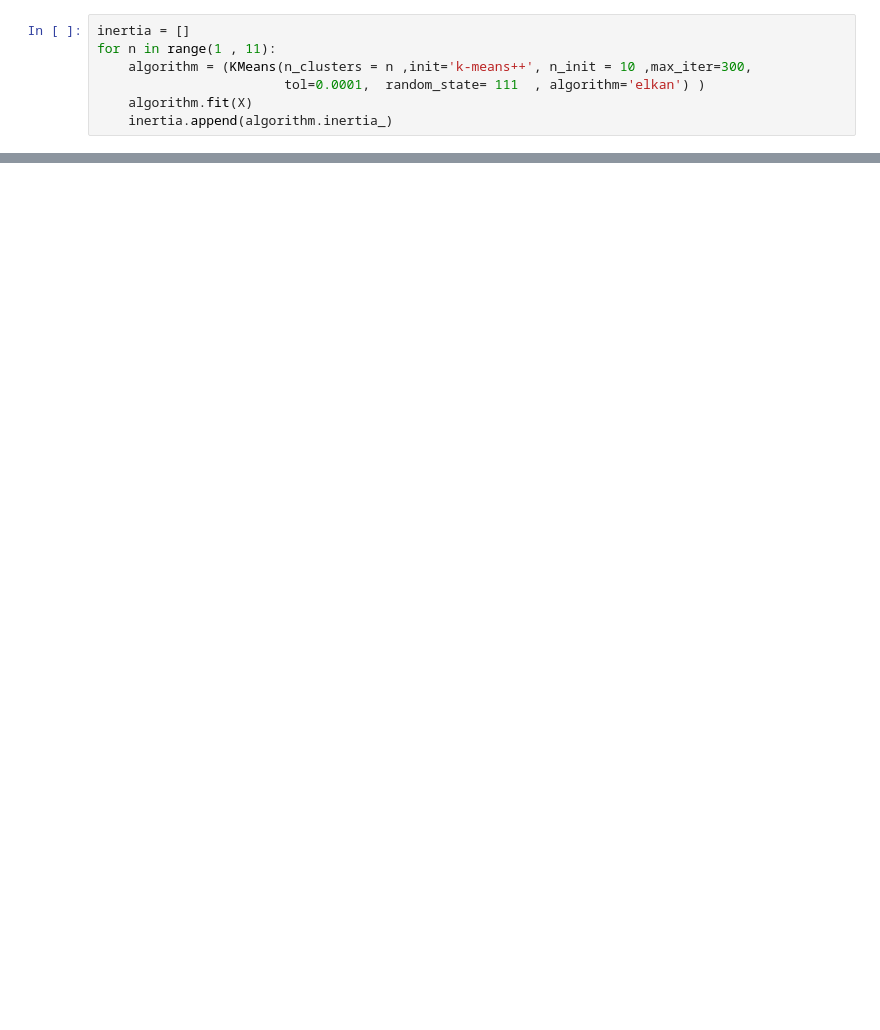
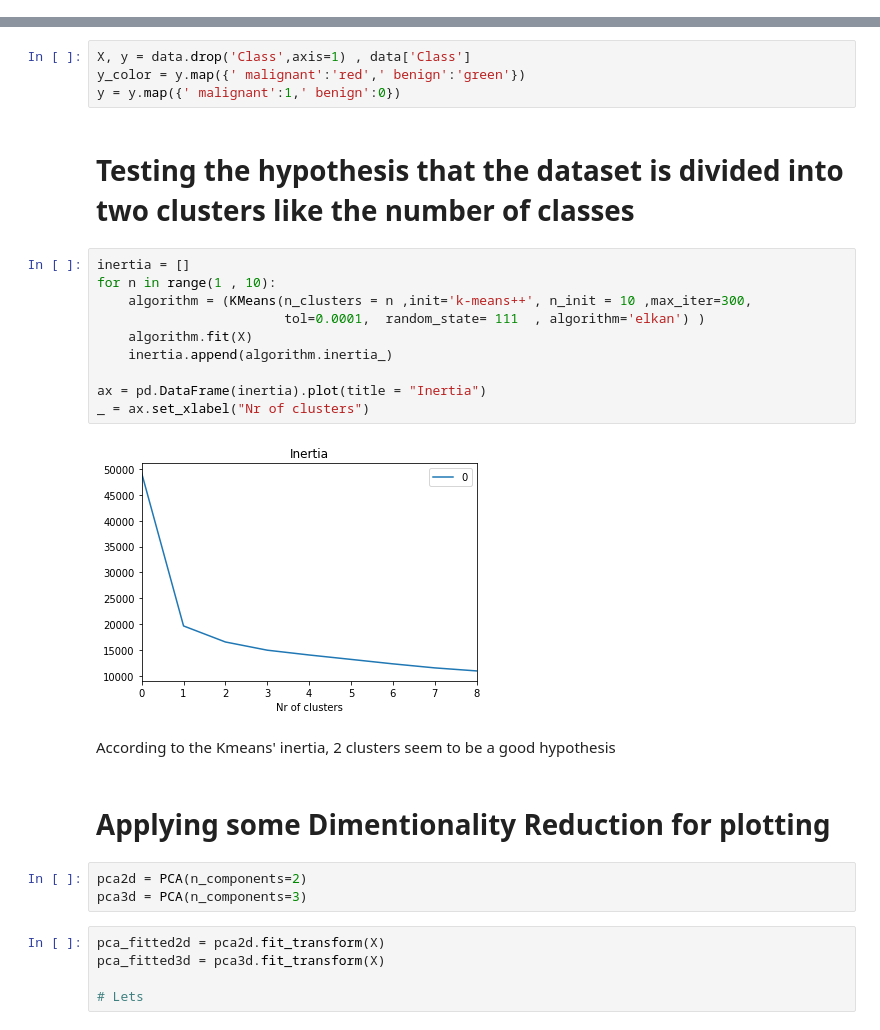
Before and after one commit to AndreGodinho7/Multivariate-Analysis, a Jupyter notebook: 4. Unsupervised methods/Cluster Analysis.ipynb, the cells around one changed output, grey strips where cells are left out. Drawn from its saved outputs; the diff is of its cells as text; blank space fills up the shorter version.

```diff
--- a/4. Unsupervised methods/Cluster Analysis.ipynb
+++ b/4. Unsupervised methods/Cluster Analysis.ipynb
@@ -49,7 +0,0 @@ pca_fitted.plot.scatter('c1','c2',c=y_color)
-# %%
-inertia = []
-for n in range(1 , 11):
-    algorithm = (KMeans(n_clusters = n ,init='k-means++', n_init = 10 ,max_iter=300,
-                        tol=0.0001,  random_state= 111  , algorithm='elkan') )
-    algorithm.fit(X)
-    inertia.append(algorithm.inertia_)
@@ -173,0 +60,30 @@ pca_fitted.plot.scatter('c1','c2',c=(X.Bland_Chromatin<=2.5).map({True:'r',False
+# %%
+X, y = data.drop('Class',axis=1) , data['Class']
+y_color = y.map({' malignant':'red',' benign':'green'})
+y = y.map({' malignant':1,' benign':0})
+# %% [markdown]
+# Testing the hypothesis that the dataset is divided into two clusters like the number of classes
+# %%
+inertia = []
+for n in range(1 , 10):
+    algorithm = (KMeans(n_clusters = n ,init='k-means++', n_init = 10 ,max_iter=300,
+                        tol=0.0001,  random_state= 111  , algorithm='elkan') )
+    algorithm.fit(X)
+    inertia.append(algorithm.inertia_)
+
+ax = pd.DataFrame(inertia).plot(title = "Inertia")
+_ = ax.set_xlabel("Nr of clusters")
+# %% [output]
+[figure, added]
+# %% [markdown]
+According to the Kmeans' inertia, 2 clusters seem to be a good hypothesis
+# %% [markdown]
+# Applying some Dimentionality Reduction for plotting
+# %%
+pca2d = PCA(n_components=2)
+pca3d = PCA(n_components=3)
+# %%
+pca_fitted2d = pca2d.fit_transform(X)
+pca_fitted3d = pca3d.fit_transform(X)
+
+# Lets
```
Also changed, not shown: parts of 56 cells of this notebook.
